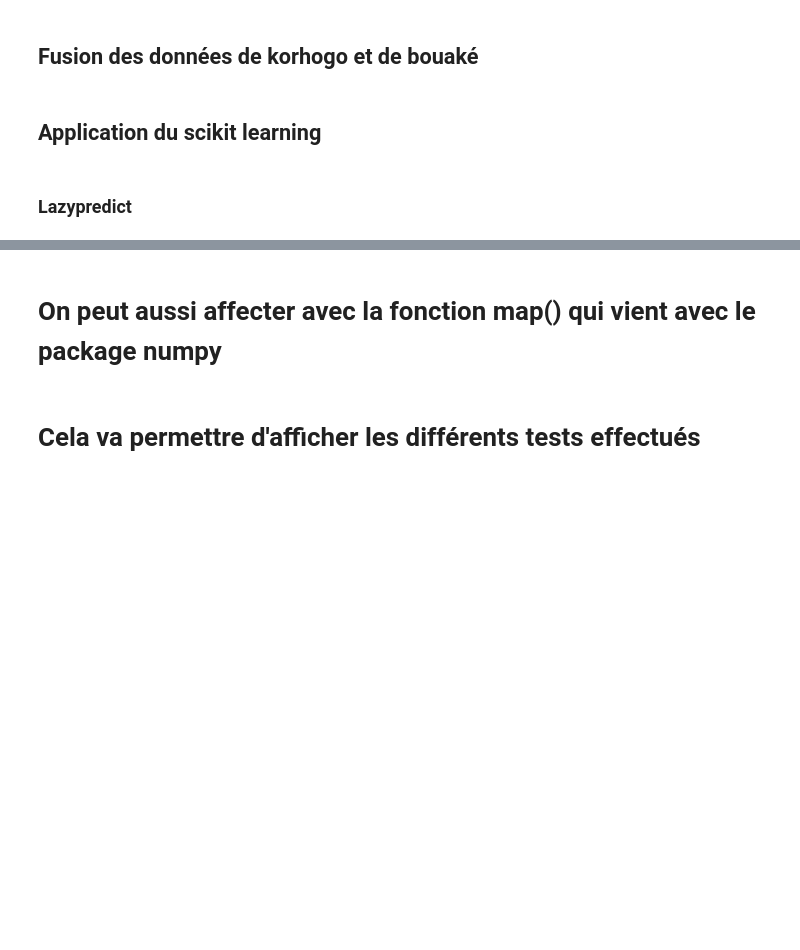
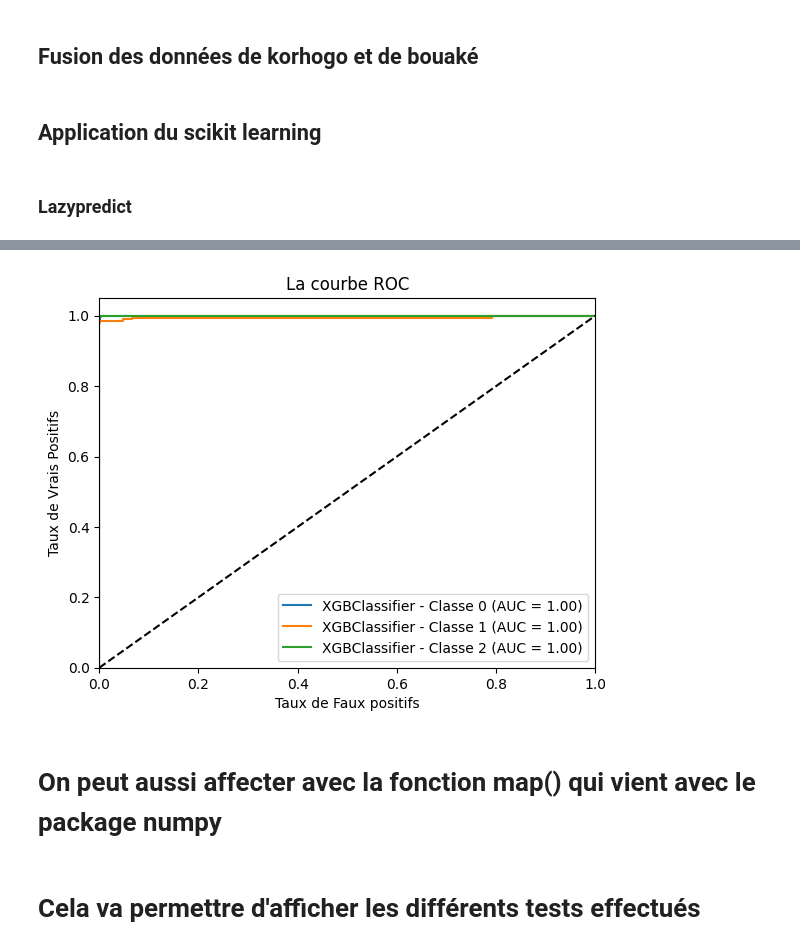
Before and after one commit to diabagateyaya/PFE_YAYA_2024, a Jupyter notebook: analyse_donnees/analyse de données marigo.ipynb, the cells around one changed output, grey strips where cells are left out. Saved outputs shown, nothing was run; the diff lists cells and outputs as text; code cells hidden in the pictures; blank space fills up the shorter version.

```diff
--- a/analyse_donnees/analyse de données marigo.ipynb
+++ b/analyse_donnees/analyse de données marigo.ipynb
@@ -597,3 +779,0 @@ DummyClassifier                      0.03
-# %%
-# avec la méthode fit
-model.fit( x,y)
@@ -743,0 +891,12 @@ Name: count, dtype: int64
+# %%
+from sklearn.metrics import roc_curve, roc_auc_score
+
+# ... votre code existant
+
+for model_name, model in models.items():
+    # Vérification supplémentaire pour s'assurer que le modèle est un classificateur
+    if hasattr(model, 'predict_proba'):
+        y_proba = model.predict_proba(X_test)[:, 1]
+        # ... reste du code pour calculer la courbe ROC
+    else:
+        print(f"Le modèle {model_name} n'est pas un classificateur")
@@ -743,0 +1151,80 @@ Name: count, dtype: int64
+# %%
+import pandas as pd
+from sklearn.model_selection import train_test_split
+from lazypredict.Supervised import LazyClassifier
+from tabulate import tabulate
+from sklearn.metrics import roc_auc_score, roc_curve
+import matplotlib.pyplot as plt
+from sklearn.preprocessing import label_binarize
+import numpy as np
+
+# Charger les données depuis votre base de données bouake_korhogo
+data = lire_feuille_fichier(fichiers['b_k_imputed'], 'bki')
+
+# Supposons que vos caractéristiques sont dans les colonnes de 0 à -2 et les étiquettes dans la dernière colonne
+X = data.iloc[:, :-1].values
+y = data.iloc[:, -1].values
+
+# Afficher les dimensions initiales
+print(f'Dimensions de X: {X.shape}')
+print(f'Dimensions de y: {y.shape}')
+
+# Binariser les étiquettes pour les problèmes multi-classes
+classes = np.unique(y)
+y_bin = label_binarize(y, classes=classes)
+
+# Division des données en ensembles d'entraînement et de test
+X_train, X_test, y_train, y_test = train_test_split(X, y_bin, test_size=0.5, random_state=0)
+
+# Initialiser LazyClassifier
+clf = LazyClassifier(verbose=0, ignore_warnings=True, custom_metric=None)
+
+# Réessayer avec les données
+models, predictions = clf.fit(X_train, X_test, y_train, y_test)
+
+# Afficher les résultats
+print(models)
+
+# Calculer et tracer la courbe ROC pour chaque modèle
+for model_name, model in clf.models.items():
+    # Obtenir les probabilités pour chaque classe
+    if hasattr(model, "predict_proba"):
+        y_proba = model.predict_proba(X_test)
+        # Convertir y_proba en tableau NumPy si nécessaire
+        y_proba = np.array(y_proba)
+
+        # Vérifier si y_proba est une liste de tableaux, ce qui est possible
+        if isinstance(y_proba, list):
+            y_proba = np.vstack(y_proba)
+
+        # Vérifier les dimensions
+        if y_proba.shape[0] != X_test.shape[0]:
+            print(f"ignorer {model_name} en raison d'une sortie predict_proba incohérente.")
+            continue  # Ignorer les modèles qui ne renvoient pas les bonnes dimensions
+    else:
+        continue  # Ignorer les modèles qui ne supportent pas predict_proba
+
+    # Convertir y_test en tableau NumPy si nécessaire
+    y_test = np.array(y_test)
+
+    # Vérifier que y_proba et y_test ont le même nombre d'échantillons et de classes
+    if y_proba.shape[0] != y_test.shape[0] or y_proba.shape[1] != y_test.shape[1]:
+        raise ValueError(f"Nombre incohérent d'échantillons ou de classes : y_proba a {y_proba.shape}, "
+                         f"mais y_test a {y_test.shape}.")
+
+    # Calculer et tracer la courbe ROC pour chaque classe
+    for i in range(y_bin.shape[1]):  # y_bin.shape[1] est le nombre de classes
+        fpr, tpr, _ = roc_curve(y_test[:, i], y_proba[:, i])
+        roc_auc = roc_auc_score(y_test[:, i], y_proba[:, i])
+        plt.plot(fpr, tpr, label=f'{model_name} - Classe {classes[i]} (AUC = {roc_auc:.2f})')
+
+# Tracé final
+plt.plot([0, 1], [0, 1], 'k--')
+plt.xlim([0.0, 1.0])
+plt.ylim([0.0, 1.05])
+plt.xlabel('Taux de Faux positifs')
+plt.ylabel('Taux de Vrais Positifs')
+plt.title('La courbe ROC')
+plt.legend(loc="lower right")
+plt.show()
+# %% [output]
@@ -744,3 +1245,4 @@ Name: count, dtype: int64
+[figure, added]
 # %% [markdown]
 # On peut aussi affecter avec la fonction map() qui vient avec le package numpy
 # %%
```
Also changed, not shown: parts of 59 cells of this notebook, 5 other files.
